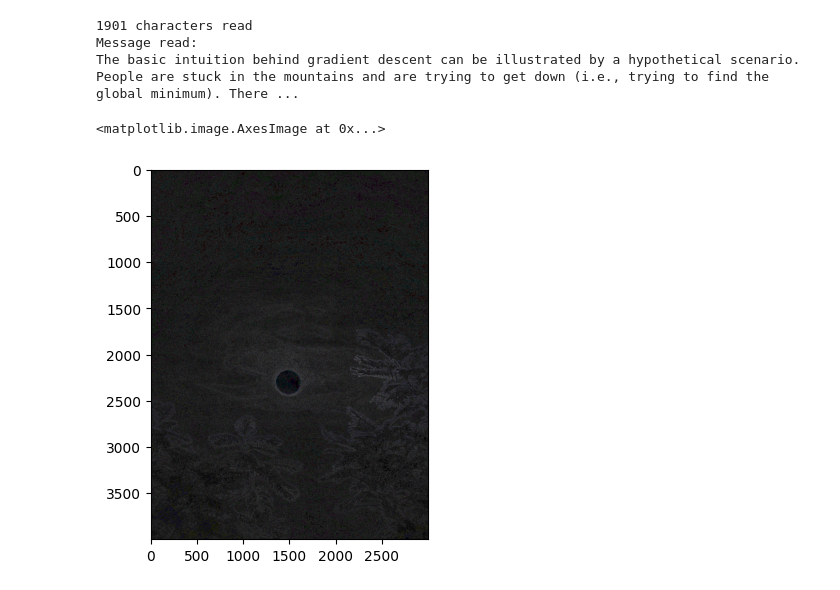
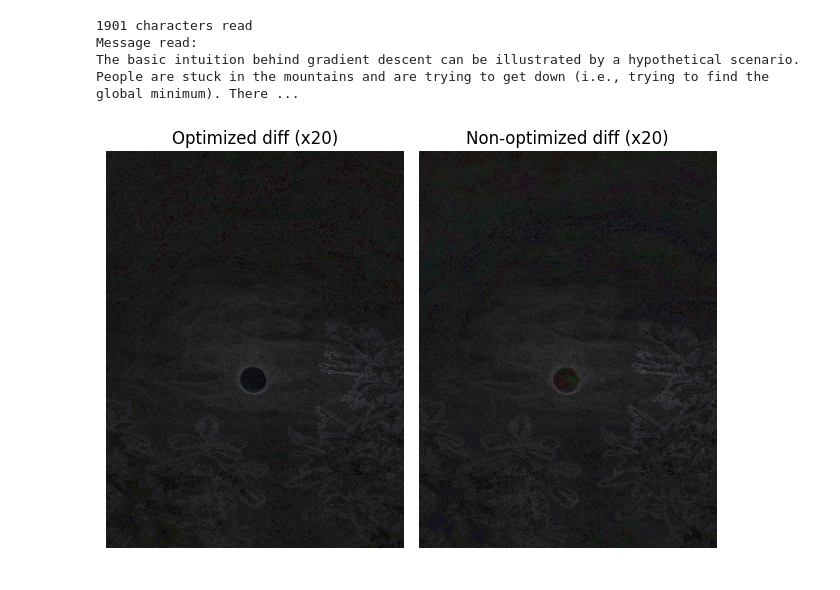
Before and after one commit to phu-story/Stenography-using-DCT, a Jupyter notebook: Steganography.ipynb, the cells around one changed output. Cells and saved outputs as stored; diff of their text form; code cells hidden in the pictures.

```diff
--- a/Steganography.ipynb
+++ b/Steganography.ipynb
@@ -175,9 +175,9 @@ with open(data, "rb") as f:
   message = f.read().decode('utf-8')
 
 height, width = img_array.shape[:2]
-padded_image = cv2.resize(img_array, (width, height))
+# padded_image = cv2.resize(img_array, (width, height))
 
-float_padded = np.float32(padded_image)
+float_padded = np.float32(img_array)
 blocks = slice_image_8x8(float_padded)
 stego_image = np.empty_like(float_padded)
 # %%
@@ -358,22 +370,26 @@ Message read:
 The basic intuition behind gradient descent can be illustrated by a hypothetical scenario. People are stuck in the mountains and are trying to get down (i.e., trying to find the global minimum). There ...
 # %%
 orig  = cv2.imread("coverimg.jpg").astype(np.float32)
-stego = cv2.imread("stegoimg.png").astype(np.float32)
+stego_optimize = cv2.imread("stegoimg.png").astype(np.float32)
+stego_non_opti = dct_stego()
 
-diff = np.abs(stego - orig)
-vis  = np.clip(diff * 20, 0, 255)
-vis  = vis.astype(np.uint8)
+amplify = 20
 
-stego_dct_blocks = dct_blocks
+fig, axs = plt.subplots(1, 2)
 
-img_path = 'coverimg.jpg'
-img_array = cv2.imread(img_path, flags=cv2.IMREAD_COLOR)  # BGR
+diff_optimize = np.abs(stego_optimize - orig)
+vis = np.clip(diff_optimize * amplify, 0, 255).astype(np.uint8)
+axs[0].imshow(cv2.cvtColor(vis, cv2.COLOR_BGR2RGB))
+axs[0].set_title("Optimized diff (x20)")
+axs[0].axis('off')
 
-data = "supersecretinfo.txt"
-with open(data, "rb") as f:
-  message = f.read().decode('utf-8')
+diff_non_opti = np.abs(stego_non_opti.astype(np.float32) - orig)
+vis = np.clip(diff_non_opti * amplify, 0, 255).astype(np.uint8)
+axs[1].imshow(cv2.cvtColor(vis, cv2.COLOR_BGR2RGB))
+axs[1].set_title("Non-optimized diff (x20)")
+axs[1].axis('off')
 
-plt.imshow(cv2.cvtColor(vis, cv2.COLOR_BGR2RGB))
+plt.tight_layout()
+plt.show()
 # %% [output]
-<matplotlib.image.AxesImage at 0x...>
-[figure, old version]
+[figure, new version]
```
Also changed, not shown: parts of 1 cell of this notebook, 1 other file.
